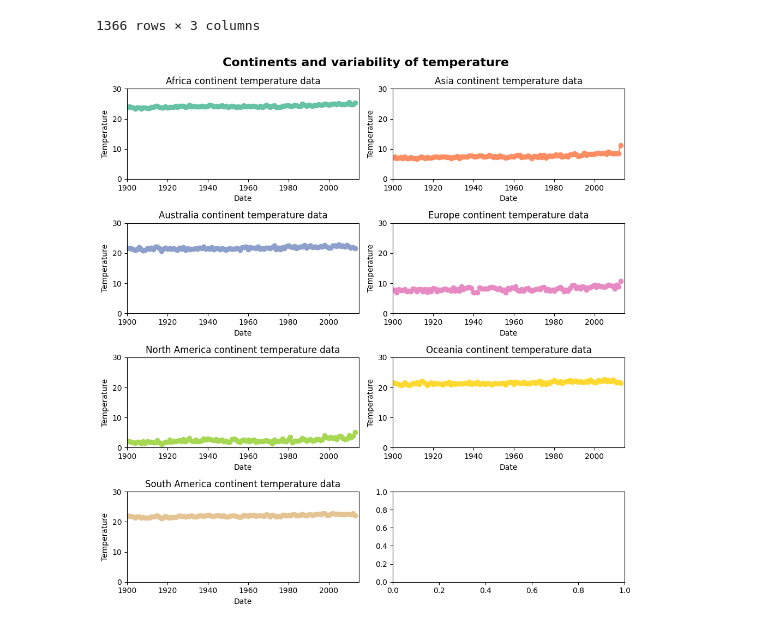
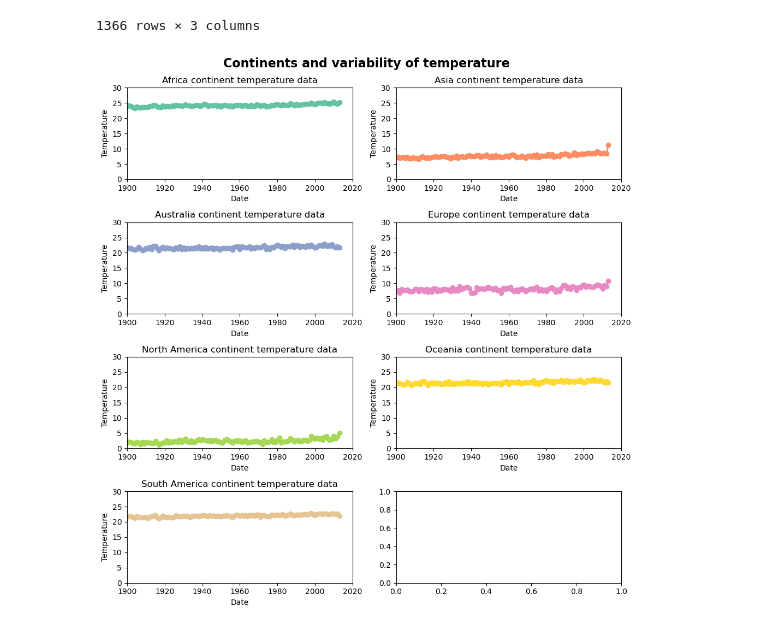
Before and after one commit to MalikTheHacker/climate_change, a Jupyter notebook: notebooka779c08a8f.ipynb, the cells around one changed output. Drawn from its saved outputs; the diff is of its cells as text; code cells hidden in the pictures.

```diff
--- a/notebooka779c08a8f.ipynb
+++ b/notebooka779c08a8f.ipynb
@@ -190,31 +196,31 @@ continents_df_YEAR
 # %%
 fig, axes = plt.subplots(nrows=math.ceil(len(unique_continents)/2), ncols=2, figsize=(10,10))
 axes = axes.flatten()
 
 for i, continent in enumerate(unique_continents):
     date = continents_df_YEAR[continents_df_YEAR["Continents"] == continent]["Year"]
     temp = continents_df_YEAR[continents_df_YEAR["Continents"] == continent]["AverageTemperature"]
     date = date.astype(str).astype(float)
     axes[i].plot(date, temp, marker='o', linestyle='-', color=unique_continents_colour[i], linewidth=2)
     axes[i].set_title(f"{continent} continent temperature data")
     axes[i].set_xlabel("Date")
     axes[i].set_ylabel("Temperature")
-    axes[i].set_xlim(1900, 2015)
+    axes[i].set_xlim(1900, 2020)
     axes[i].set_ylim(0, 30)
 
 
 plt.tight_layout()
 
 plt.suptitle(
     "Continents and variability of temperature",
     fontsize=16,
     fontweight='bold',
     y=1.02,
 )
 
 plt.show()
 # %% [output]
-[figure, old version]
+[figure, new version]
 # %%
 continents_df_YEAR[continents_df_YEAR["Continents"] == "North America"].sort_values("AverageTemperature")
 # %% [output]
```
Also changed, not shown: parts of 19 cells of this notebook.
